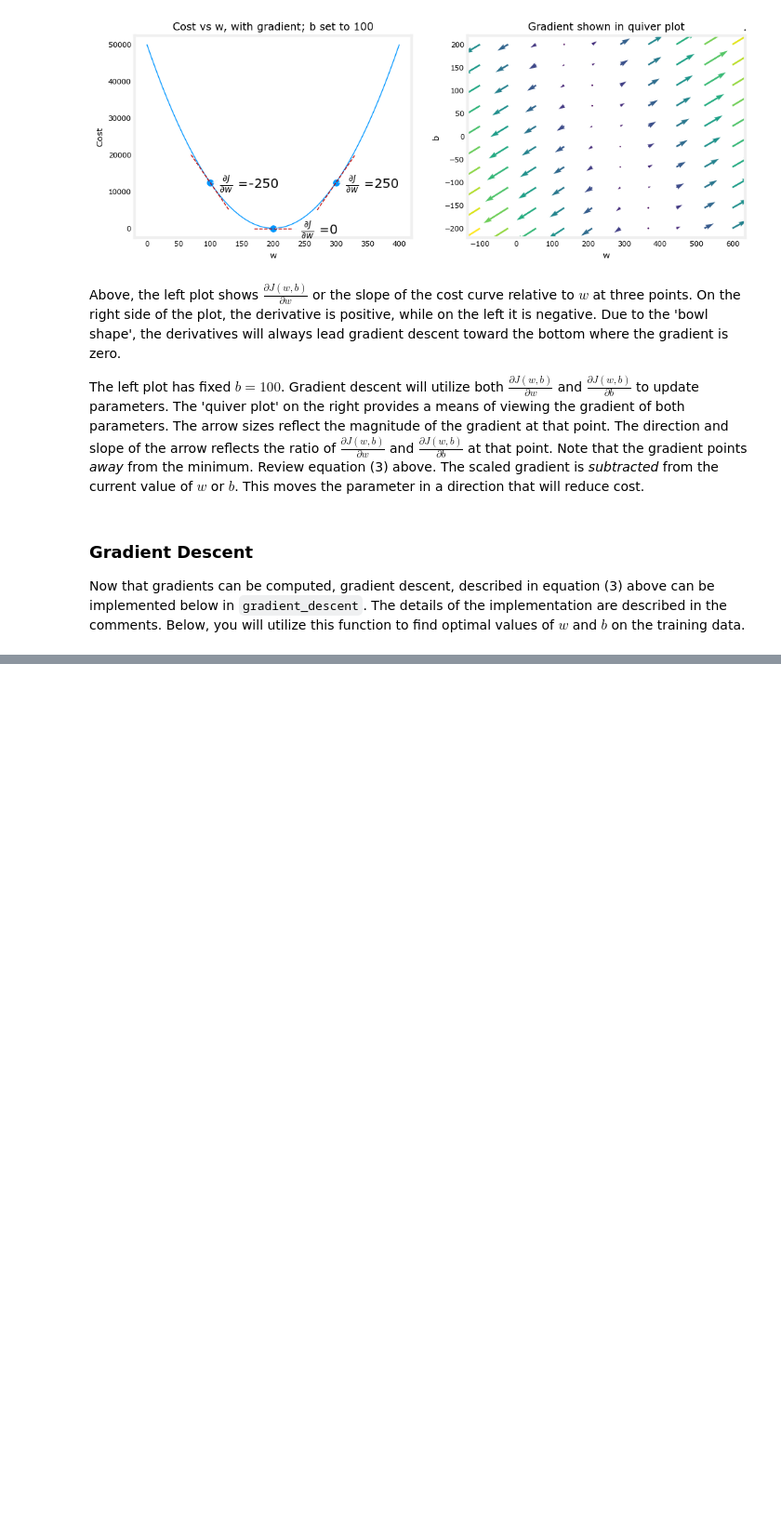
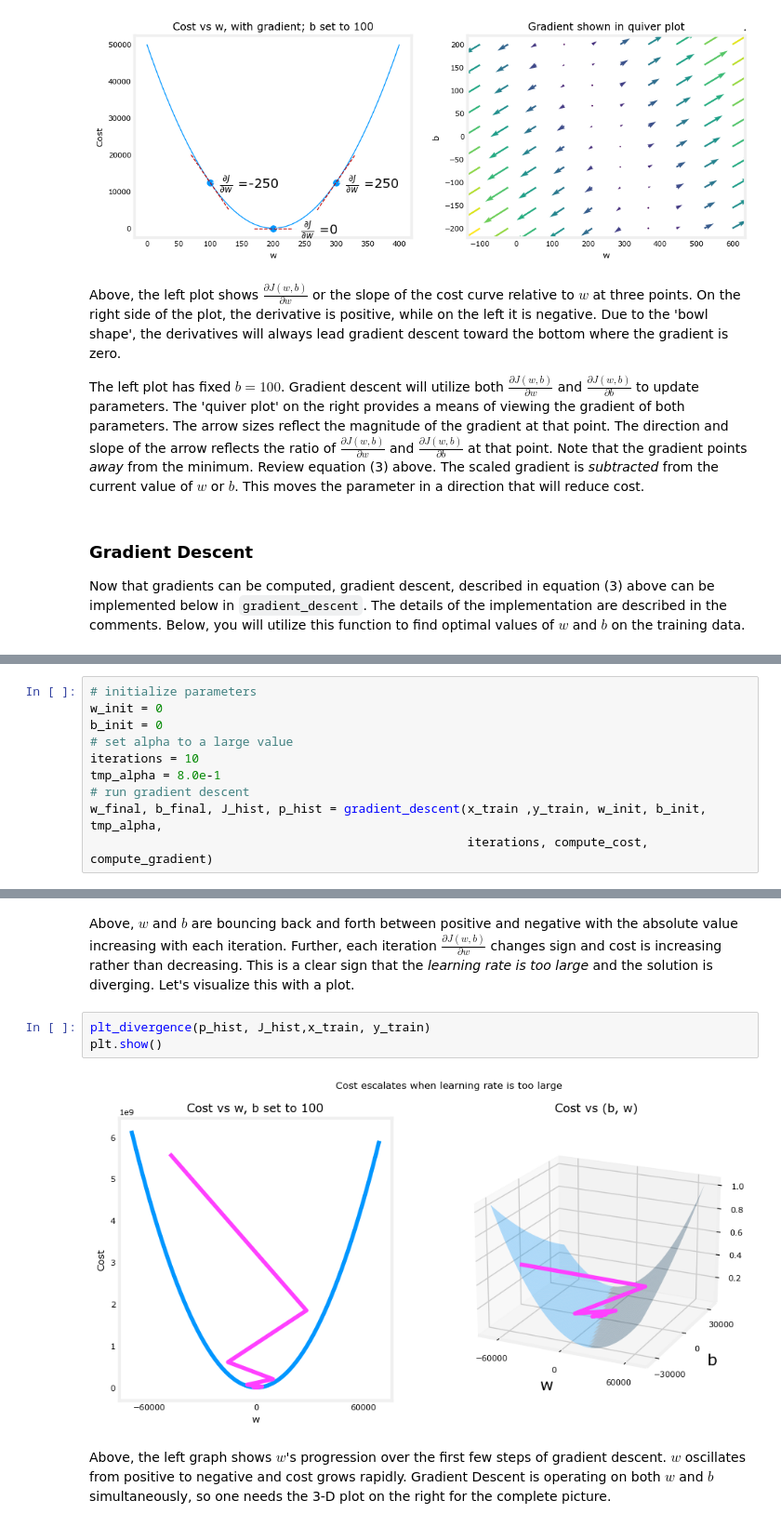
Before and after one commit to blacksheeprobotics/ml-coursera-gradient-descent-linear-regression, a Jupyter notebook: gradient-descent-linear-regression.ipynb, the cells around one changed output, grey strips where cells are left out. Shown: that part at 93% size. Cells and saved outputs as stored; diff of their text form; blank space fills up the shorter version.

```diff
--- a/gradient-descent-linear-regression.ipynb
+++ b/gradient-descent-linear-regression.ipynb
@@ -107,0 +230,10 @@ Now that gradients can be computed,  gradient descent, described in equation (3)
+# %%
+# initialize parameters
+w_init = 0
+b_init = 0
+# set alpha to a large value
+iterations = 10
+tmp_alpha = 8.0e-1
+# run gradient descent
+w_final, b_final, J_hist, p_hist = gradient_descent(x_train ,y_train, w_init, b_init, tmp_alpha,
+                                                    iterations, compute_cost, compute_gradient)
@@ -107,0 +251,10 @@ Now that gradients can be computed,  gradient descent, described in equation (3)
+# %% [markdown]
+Above, $w$ and $b$ are bouncing back and forth between positive and negative with the absolute value increasing with each iteration. Further, each iteration $\frac{\partial J(w,b)}{\partial w}$ changes sign and cost is increasing rather than decreasing. This is a clear sign that the *learning rate is too large* and the solution is diverging.
+Let's visualize this with a plot.
+# %%
+plt_divergence(p_hist, J_hist,x_train, y_train)
+plt.show()
+# %% [output]
+[figure, added]
+# %% [markdown]
+Above, the left graph shows $w$'s progression over the first few steps of gradient descent. $w$ oscillates from positive to negative and cost grows rapidly. Gradient Descent is operating on both $w$ and $b$ simultaneously, so one needs the 3-D plot on the right for the complete picture.
```
Also changed, not shown: parts of 13 cells of this notebook.
